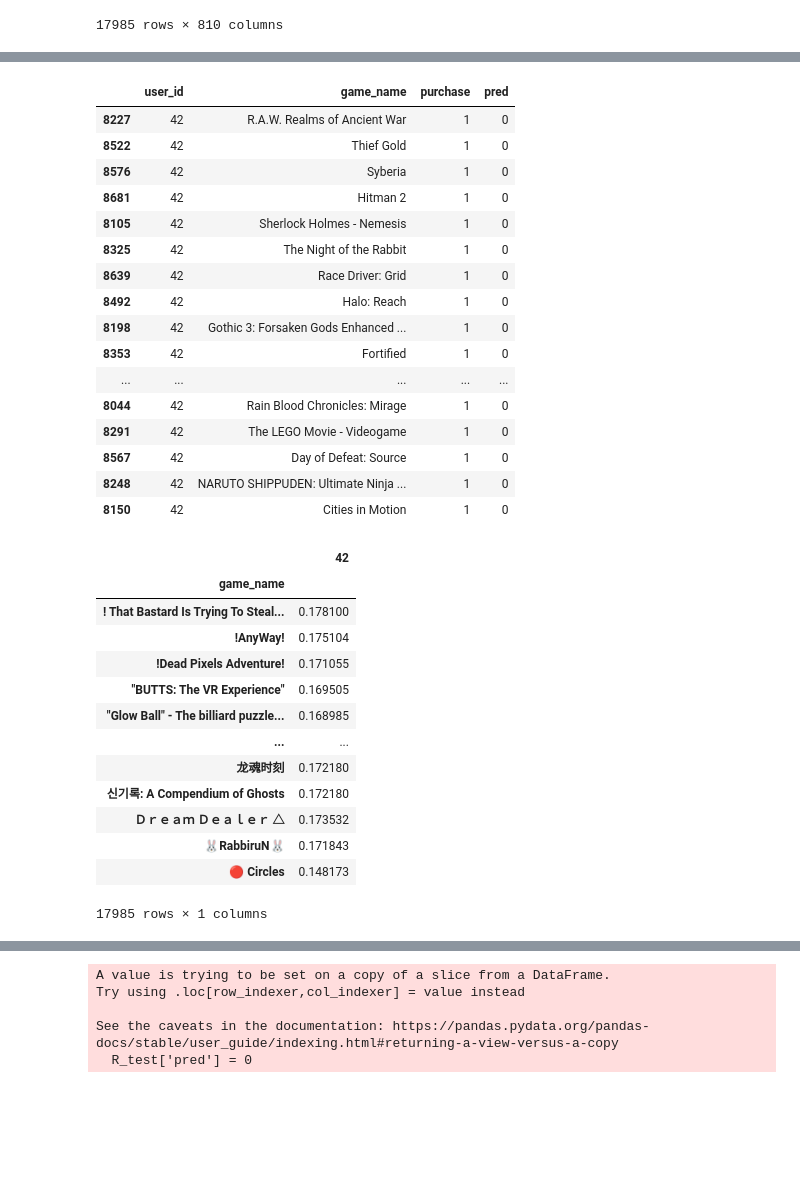
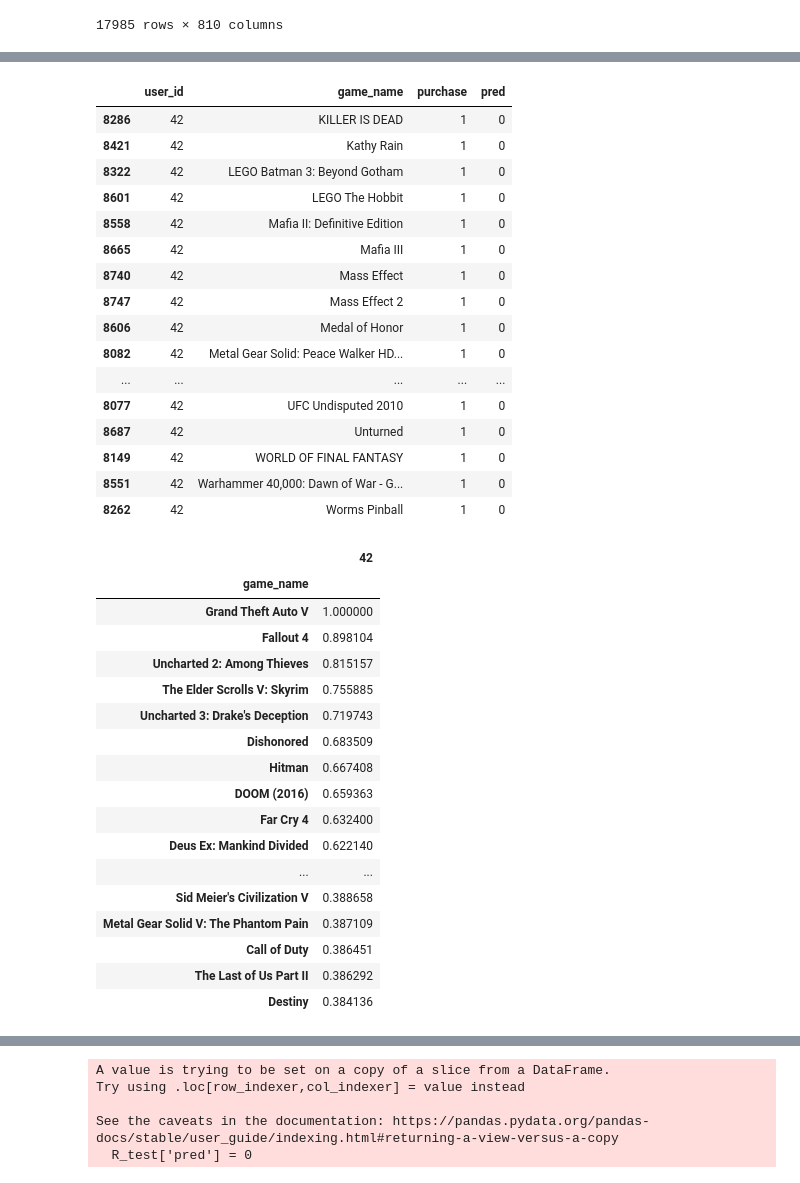
Before and after one commit to Agnes-Lain/game_one, a Jupyter notebook: notebooks/mr-gl-split-and-testing.ipynb, the cells around one changed output, grey strips where cells are left out. Drawn from its saved outputs; the diff is of its cells as text; code cells hidden in the pictures; blank space fills up the shorter version.

```diff
--- a/notebooks/mr-gl-split-and-testing.ipynb
+++ b/notebooks/mr-gl-split-and-testing.ipynb
@@ -325,42 +333,46 @@ p_us
 # %%
-R_test[R_test['user_id']==42].tail(50)
+R_test[R_test['user_id']==42].sort_values('game_name').tail(50)
 # %% [output]
 |  | user_id | game_name | purchase | pred |
-| 8227 | 42 | R.A.W. Realms of Ancient War | 1 | 0 |
-| 8522 | 42 | Thief Gold | 1 | 0 |
-| 8576 | 42 | Syberia | 1 | 0 |
-| 8681 | 42 | Hitman 2 | 1 | 0 |
-| 8105 | 42 | Sherlock Holmes - Nemesis | 1 | 0 |
-| 8325 | 42 | The Night of the Rabbit | 1 | 0 |
-| 8639 | 42 | Race Driver: Grid | 1 | 0 |
-| 8492 | 42 | Halo: Reach | 1 | 0 |
-| 8198 | 42 | Gothic 3: Forsaken Gods Enhanced ... | 1 | 0 |
-| 8353 | 42 | Fortified | 1 | 0 |
+| 8286 | 42 | KILLER IS DEAD | 1 | 0 |
+| 8421 | 42 | Kathy Rain | 1 | 0 |
+| 8322 | 42 | LEGO Batman 3: Beyond Gotham | 1 | 0 |
+| 8601 | 42 | LEGO The Hobbit | 1 | 0 |
+| 8558 | 42 | Mafia II: Definitive Edition | 1 | 0 |
+| 8665 | 42 | Mafia III | 1 | 0 |
+| 8740 | 42 | Mass Effect | 1 | 0 |
+| 8747 | 42 | Mass Effect 2 | 1 | 0 |
+| 8606 | 42 | Medal of Honor | 1 | 0 |
+| 8082 | 42 | Metal Gear Solid: Peace Walker HD... | 1 | 0 |
 | ... | ... | ... | ... | ... |
-| 8044 | 42 | Rain Blood Chronicles: Mirage | 1 | 0 |
-| 8291 | 42 | The LEGO Movie - Videogame | 1 | 0 |
-| 8567 | 42 | Day of Defeat: Source | 1 | 0 |
-| 8248 | 42 | NARUTO SHIPPUDEN: Ultimate Ninja ... | 1 | 0 |
-| 8150 | 42 | Cities in Motion | 1 | 0 |
+| 8077 | 42 | UFC Undisputed 2010 | 1 | 0 |
+| 8687 | 42 | Unturned | 1 | 0 |
+| 8149 | 42 | WORLD OF FINAL FANTASY | 1 | 0 |
+| 8551 | 42 | Warhammer 40,000: Dawn of War - G... | 1 | 0 |
+| 8262 | 42 | Worms Pinball | 1 | 0 |
 # %%
 pr_us = pd.DataFrame(R_pred_svd_inv_scaled[42])
 # %%
-pr_us
+pr_us.sort_values(42, ascending=False).head(50)
 # %% [output]
 |  | 42 |
 | game_name |  |
-| ! That Bastard Is Trying To Steal... | 0.178100 |
-| !AnyWay! | 0.175104 |
-| !Dead Pixels Adventure! | 0.171055 |
-| "BUTTS: The VR Experience" | 0.169505 |
-| "Glow Ball" - The billiard puzzle... | 0.168985 |
+| Grand Theft Auto V | 1.000000 |
+| Fallout 4 | 0.898104 |
+| Uncharted 2: Among Thieves | 0.815157 |
+| The Elder Scrolls V: Skyrim | 0.755885 |
+| Uncharted 3: Drake's Deception | 0.719743 |
+| Dishonored | 0.683509 |
+| Hitman | 0.667408 |
+| DOOM (2016) | 0.659363 |
+| Far Cry 4 | 0.632400 |
+| Deus Ex: Mankind Divided | 0.622140 |
 | ... | ... |
-| 龙魂时刻 | 0.172180 |
-| 신기록: A Compendium of Ghosts | 0.172180 |
-| Ｄｒｅａｍ Ｄｅａｌｅｒ △ | 0.173532 |
-| 🐰RabbiruN🐰 | 0.171843 |
-| 🔴 Circles | 0.148173 |
+| Sid Meier's Civilization V | 0.388658 |
+| Metal Gear Solid V: The Phantom Pain | 0.387109 |
+| Call of Duty | 0.386451 |
+| The Last of Us Part II | 0.386292 |
+| Destiny | 0.384136 |
-17985 rows × 1 columns
 # %%
 pr_us[42]['!Dead Pixels Adventure!']
 # %% [output]
```
Also changed, not shown: parts of 11 cells of this notebook.
